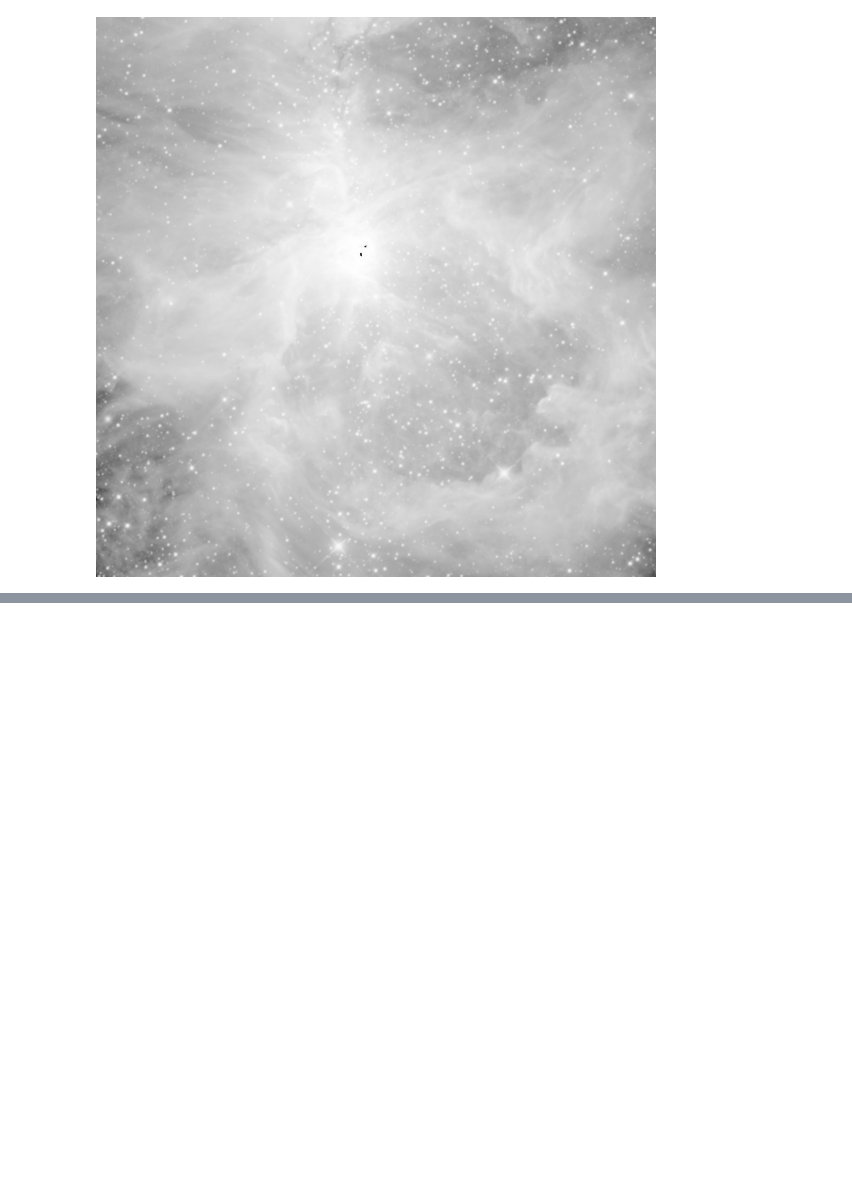
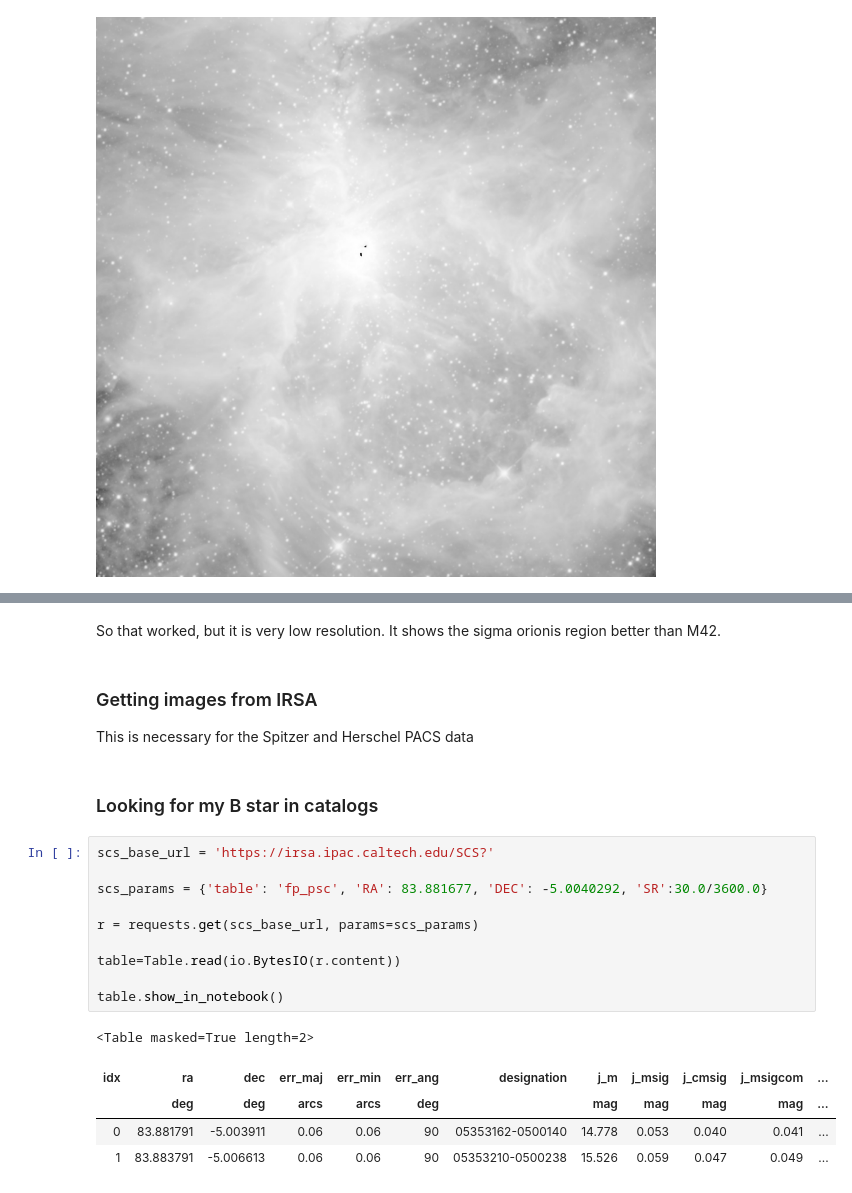
Before and after one commit to div-B-equals-0/dust-wave-case-studies, a Jupyter notebook: Orion with Virtual Observatory.ipynb, the cells around one changed output, grey strips where cells are left out. Saved outputs shown, nothing was run; the diff lists cells and outputs as text; blank space fills up the shorter version.

Commit message:
More Orion data in NIR (pretty useless) plus musings

```diff
--- a/Orion with Virtual Observatory.ipynb
+++ b/Orion with Virtual Observatory.ipynb
@@ -211,0 +291,24 @@ Try this, if the above doesn't work.
+# %% [markdown]
+So that worked, but it is very low resolution.  It shows the sigma orionis region better than M42.
+# %% [markdown]
+### Getting images from IRSA
+
+This is necessary for the Spitzer and Herschel PACS data
+# %% [markdown]
+### Looking for my B star in catalogs
+# %%
+scs_base_url = 'https://irsa.ipac.caltech.edu/SCS?'
+
+scs_params = {'table': 'fp_psc', 'RA': 83.881677, 'DEC': -5.0040292, 'SR':30.0/3600.0}
+
+r = requests.get(scs_base_url, params=scs_params)
+
+table=Table.read(io.BytesIO(r.content))
+
+table.show_in_notebook()
+# %% [output]
+<Table masked=True length=2>
+| idx | ra | dec | err_maj | err_min | err_ang | designation | j_m | j_msig | j_cmsig | j_msigcom | ... |
+|  | deg | deg | arcs | arcs | deg |  | mag | mag | mag | mag | ... |
+| 0 | 83.881791 | -5.003911 | 0.06 | 0.06 | 90 | 05353162-0500140 | 14.778 | 0.053 | 0.040 | 0.041 | ... |
+| 1 | 83.883791 | -5.006613 | 0.06 | 0.06 | 90 | 05353210-0500238 | 15.526 | 0.059 | 0.047 | 0.049 | ... |
```
Also changed, not shown: parts of 15 cells of this notebook, 4 other files.
